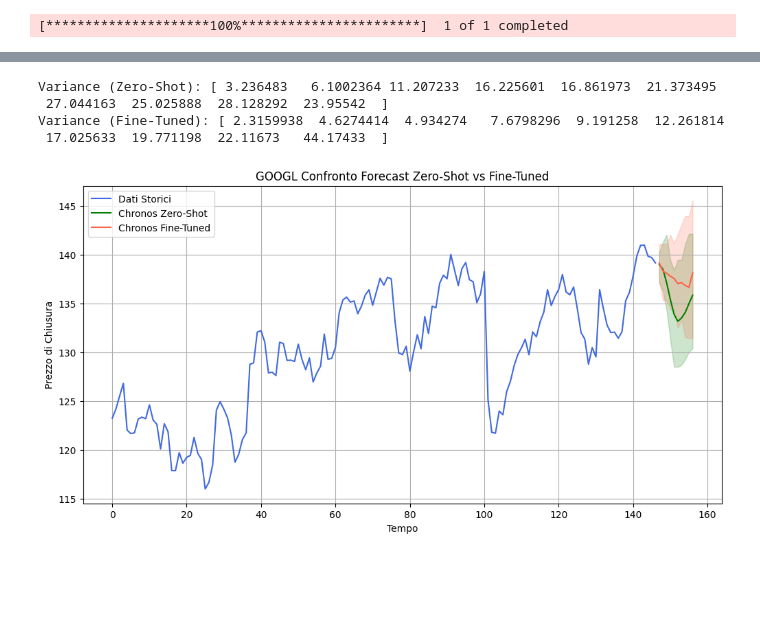
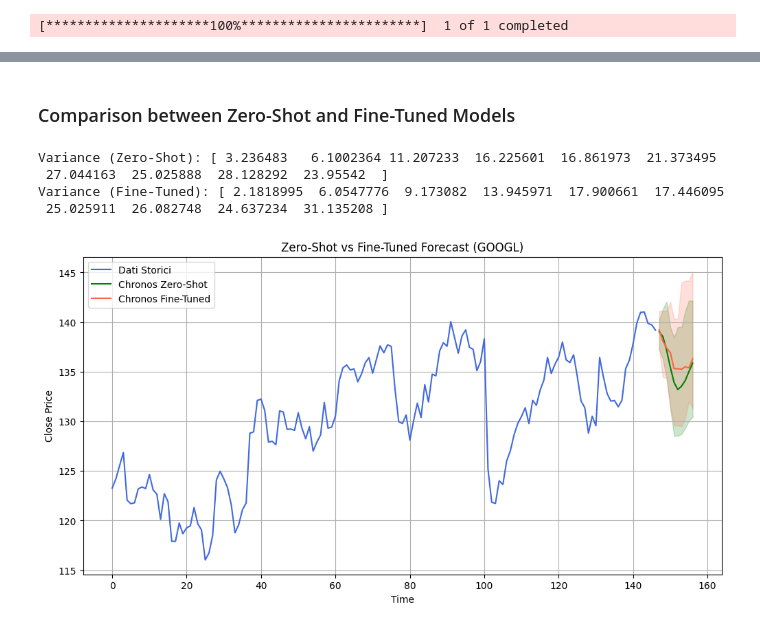
Before and after one commit to JackBstn/Chronos_multivariate, a Jupyter notebook: chronos_fine_tuning_evaluation.ipynb, the cells around one changed output, grey strips where cells are left out. Drawn from its saved outputs; the diff is of its cells as text; code cells hidden in the pictures; blank space fills up the shorter version.

```diff
--- a/chronos_fine_tuning_evaluation.ipynb
+++ b/chronos_fine_tuning_evaluation.ipynb
@@ -120,88 +138,80 @@ Requirement already satisfied: certifi>=2017.4.17 in /usr/local/lib/python3.11/d
+# %% [markdown]
+### Comparison between Zero-Shot and Fine-Tuned Models
 # %%
-import pandas as pd
-import yfinance as yf
-import torch
-from chronos import BaseChronosPipeline
-import matplotlib.pyplot as plt
-import numpy as np
-from chronos import ChronosPipeline
-
-# SEED per riproducibilità
-seed = 343126
+seed = 343126  # Seed for reproducibility
 torch.manual_seed(seed)
 if torch.cuda.is_available():
     torch.cuda.manual_seed_all(seed)
 np.random.seed(seed)
 
-# MODELLO CHRONOS (Zero-Shot)
+# Chronos model (Zero-Shot)
 zero_shot_pipeline = BaseChronosPipeline.from_pretrained(
     "amazon/chronos-t5-tiny",
     device_map="cuda",
     torch_dtype=torch.bfloat16,
 )
 
-# MODELLO FINE-TUNED
-fine_tuned_pipeline = ChronosPipeline.from_pretrained("output/run-0/checkpoint-final/")
+# Fine-tuned Chronos model
+fine_tuned_pipeline = ChronosPipeline.from_pretrained("finetuned_model")
 
-# DATI FINANZIARI
+# Download financial data from Yahoo Finance
 symbol = "GOOGL"
 data = yf.download(symbol, start="2023-06-01", end="2023-12-31", progress=False)
 
-# Estrarre i prezzi di chiusura
+# Extract the closing prices
 df = data.reset_index()
 close_prices = df["Close"].values.reshape(-1)
 
-# FORECASTING con entrambi i modelli
-prediction_length = 10  # Orizzonte della previsione
+# Forecasting with both models
+prediction_length = 10  # Forecasting horizon
 
 # Zero-Shot
-forecast_zero_shot = zero_shot_pipeline.predict(
-    context=torch.tensor(close_prices), prediction_length=prediction_length
-)
+forecast_zero_shot = zero_shot_pipeline.predict(context=torch.tensor(close_prices), prediction_length=prediction_length)
 
 # Fine-Tuned
-forecast_fine_tuned = fine_tuned_pipeline.predict(
-    context=torch.tensor(close_prices), prediction_length=prediction_length
-)
+forecast_fine_tuned = fine_tuned_pipeline.predict(context=torch.tensor(close_prices), prediction_length=prediction_length)
 
-# Analisi Statistica delle Previsioni
+
+# Statistical analysis of the forecasts
 def get_forecast_stats(forecast_tensor):
-    """ Calcola media, intervallo di confidenza e varianza per il forecast """
+    """ Compute mean, confidence interval, and variance for the forecast """
     low, median, high = np.quantile(forecast_tensor.numpy(), [0.1, 0.5, 0.9], axis=0)
     mean_forecast = np.mean(forecast_tensor.numpy(), axis=0)
     variance_forecast = np.var(forecast_tensor.numpy(), axis=0)
     return low, median, high, mean_forecast, variance_forecast
 
-# Statistiche per entrambi i modelli
+
+# Compute statistics for both models
 low_zero, median_zero, high_zero, mean_zero, var_zero = get_forecast_stats(forecast_zero_shot[0])
 low_fine, median_fine, high_fine, mean_fine, var_fine = get_forecast_stats(forecast_fine_tuned[0])
 
 print(f'Variance (Zero-Shot): {var_zero}')
 print(f'Variance (Fine-Tuned): {var_fine}')
 
-# Grafico Confronto Previsioni
+# Plot the forecast comparison
 forecast_index = range(len(close_prices), len(close_prices) + prediction_length)
 
 plt.figure(figsize=(12, 6))
 plt.plot(close_prices, color="royalblue", label="Dati Storici")
 plt.plot(forecast_index, mean_zero, color="green", label="Chronos Zero-Shot")
 plt.fill_between(forecast_index, low_zero, high_zero, color="green", alpha=0.2)
 
 plt.plot(forecast_index, mean_fine, color="tomato", label="Chronos Fine-Tuned")
 plt.fill_between(forecast_index, low_fine, high_fine, color="tomato", alpha=0.2)
 
-plt.title(f"{symbol} Confronto Forecast Zero-Shot vs Fine-Tuned")
-plt.xlabel("Tempo")
-plt.ylabel("Prezzo di Chiusura")
+plt.title(f"Zero-Shot vs Fine-Tuned Forecast ({symbol})")
+
+plt.xlabel("Time")
+plt.ylabel("Close Price")
 plt.legend()
 plt.grid()
 plt.show()
 # %% [output]
 Variance (Zero-Shot): [ 3.236483   6.1002364 11.207233  16.225601  16.861973  21.373495
  27.044163  25.025888  28.128292  23.95542  ]
-Variance (Fine-Tuned): [ 2.3159938  4.6274414  4.934274   7.6798296  9.191258  12.261814
- 17.025633  19.771198  22.11673   44.17433  ]
+Variance (Fine-Tuned): [ 2.1818995  6.0547776  9.173082  13.945971  17.900661  17.446095
+ 25.025911  26.082748  24.637234  31.135208 ]
-[figure, old version]
+[figure, new version]
 # %%
 from scipy.stats import gmean
 from sklearn.metrics import mean_squared_error, mean_absolute_error
```
Also changed, not shown: parts of 14 cells of this notebook, 2 other files.
